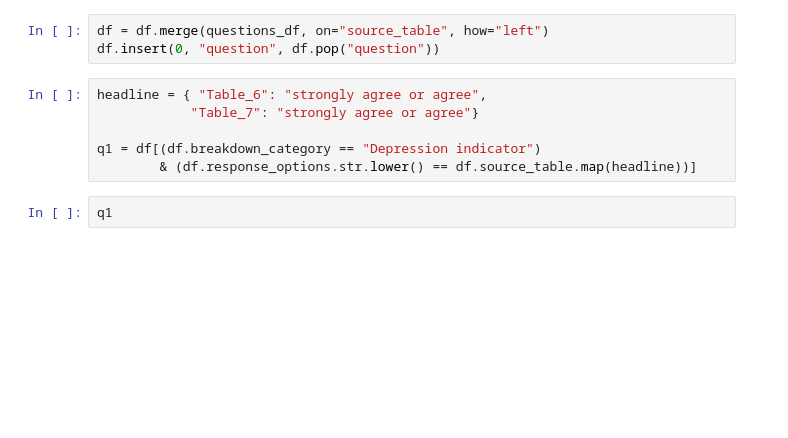
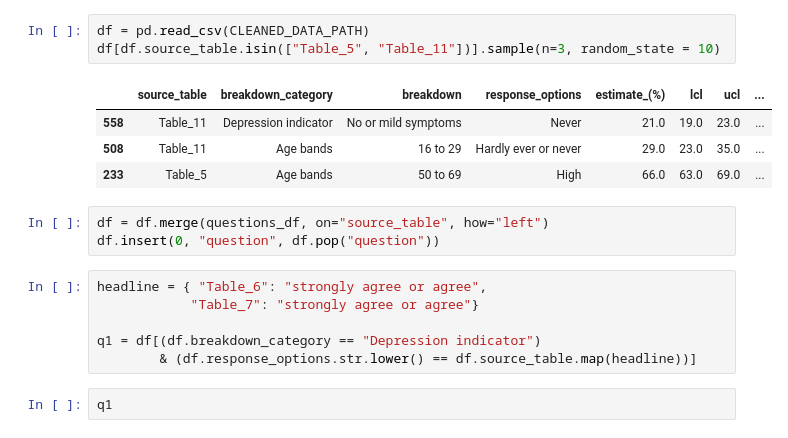
Before and after one commit to TamsinHuggins/ons-data, a Jupyter notebook: notebooks/exploration.ipynb, the cells around one changed output. Cells and saved outputs as stored; diff of their text form; blank space fills up the shorter version.

```diff
--- a/notebooks/exploration.ipynb
+++ b/notebooks/exploration.ipynb
@@ -15,3 +40,11 @@ questions_df = pd.read_csv(QUESTION_LOOKUP_PATH)
+# %%
+df = pd.read_csv(CLEANED_DATA_PATH)
+df[df.source_table.isin(["Table_5", "Table_11"])].sample(n=3, random_state = 10)
+# %% [output]
+|  | source_table | breakdown_category | breakdown | response_options | estimate_(%) | lcl | ucl | ... |
+| 558 | Table_11 | Depression indicator | No or mild symptoms | Never | 21.0 | 19.0 | 23.0 | ... |
+| 508 | Table_11 | Age bands | 16 to 29 | Hardly ever or never | 29.0 | 23.0 | 35.0 | ... |
+| 233 | Table_5 | Age bands | 50 to 69 | High | 66.0 | 63.0 | 69.0 | ... |
 # %%
 df = df.merge(questions_df, on="source_table", how="left")
 df.insert(0, "question", df.pop("question"))
```
Also changed, not shown: parts of 6 cells of this notebook, 4 other files.
